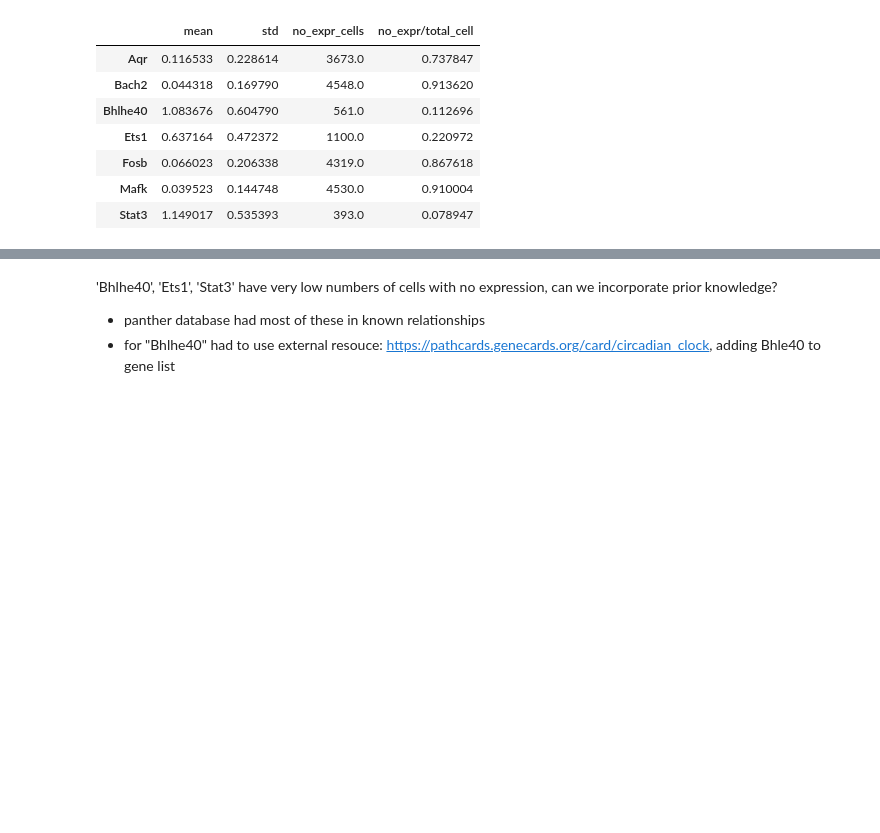
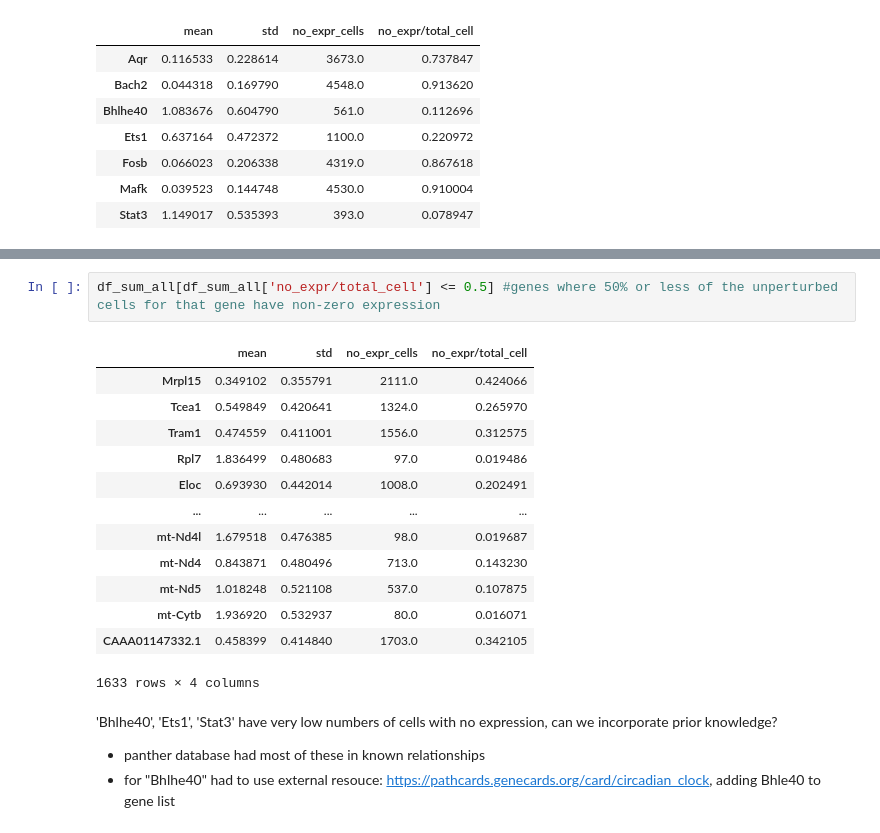
Before and after one commit to amandakhoo/CIDS2023, a Jupyter notebook: EDA.ipynb, the cells around one changed output, grey strips where cells are left out. Drawn from its saved outputs; the diff is of its cells as text; blank space fills up the shorter version.

```diff
--- a/EDA.ipynb
+++ b/EDA.ipynb
@@ -229,3 +264,19 @@ df_unpert.shape
+# %%
+df_sum_all[df_sum_all['no_expr/total_cell'] <= 0.5] #genes where 50% or less of the unperturbed cells for that gene have non-zero expression
+# %% [output]
+|  | mean | std | no_expr_cells | no_expr/total_cell |
+| Mrpl15 | 0.349102 | 0.355791 | 2111.0 | 0.424066 |
+| Tcea1 | 0.549849 | 0.420641 | 1324.0 | 0.265970 |
+| Tram1 | 0.474559 | 0.411001 | 1556.0 | 0.312575 |
+| Rpl7 | 1.836499 | 0.480683 | 97.0 | 0.019486 |
+| Eloc | 0.693930 | 0.442014 | 1008.0 | 0.202491 |
+| ... | ... | ... | ... | ... |
+| mt-Nd4l | 1.679518 | 0.476385 | 98.0 | 0.019687 |
+| mt-Nd4 | 0.843871 | 0.480496 | 713.0 | 0.143230 |
+| mt-Nd5 | 1.018248 | 0.521108 | 537.0 | 0.107875 |
+| mt-Cytb | 1.936920 | 0.532937 | 80.0 | 0.016071 |
+| CAAA01147332.1 | 0.458399 | 0.414840 | 1703.0 | 0.342105 |
+1633 rows × 4 columns
 # %% [markdown]
 'Bhlhe40', 'Ets1', 'Stat3' have very low numbers of cells with no expression, can we incorporate prior knowledge?
 - panther database had most of these in known relationships
```
Also changed, not shown: parts of 6 cells of this notebook, 1 other file.
